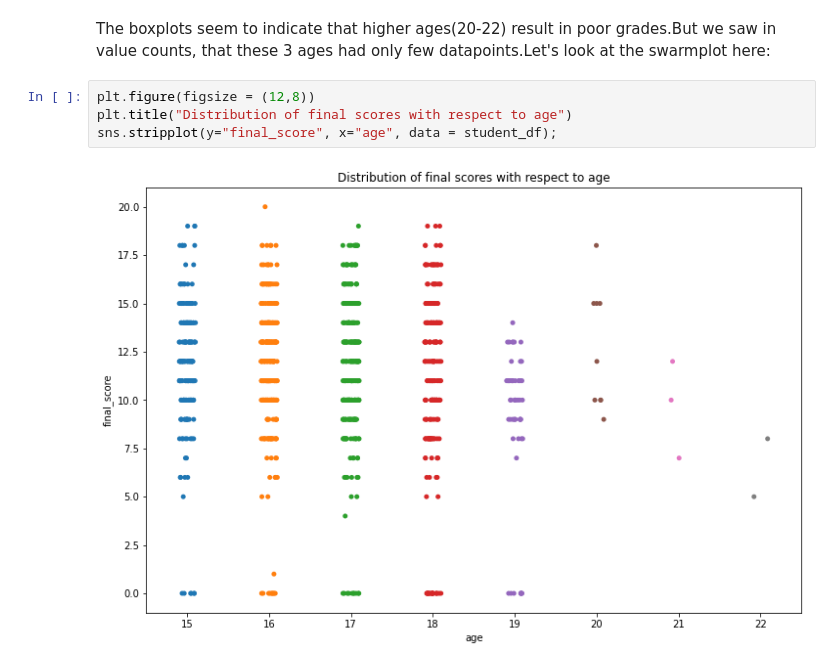
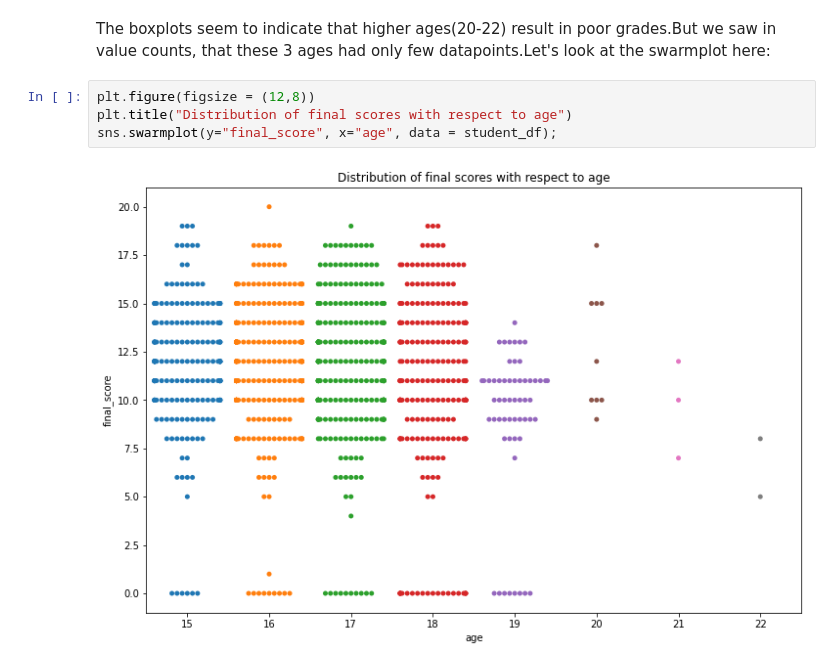
Before and after one commit to gt1719/Finding-the-Secret-to-Academic-Success---Capstone-Project, a Jupyter notebook: Finding_the_Secret_to_Academic_Success.ipynb, the cells around one changed output. Saved outputs shown, nothing was run; the diff lists cells and outputs as text.

```diff
--- a/Finding_the_Secret_to_Academic_Success.ipynb
+++ b/Finding_the_Secret_to_Academic_Success.ipynb
@@ -368,6 +401,6 @@ The boxplots seem to indicate that higher ages(20-22) result in poor grades.But
 # %%
 plt.figure(figsize = (12,8))
 plt.title("Distribution of final scores with respect to age")
-sns.stripplot(y="final_score", x="age", data = student_df);
+sns.swarmplot(y="final_score", x="age", data = student_df);
 # %% [output]
-[figure, old version]
+[figure, new version]
```
Also changed, not shown: parts of 59 cells of this notebook.
